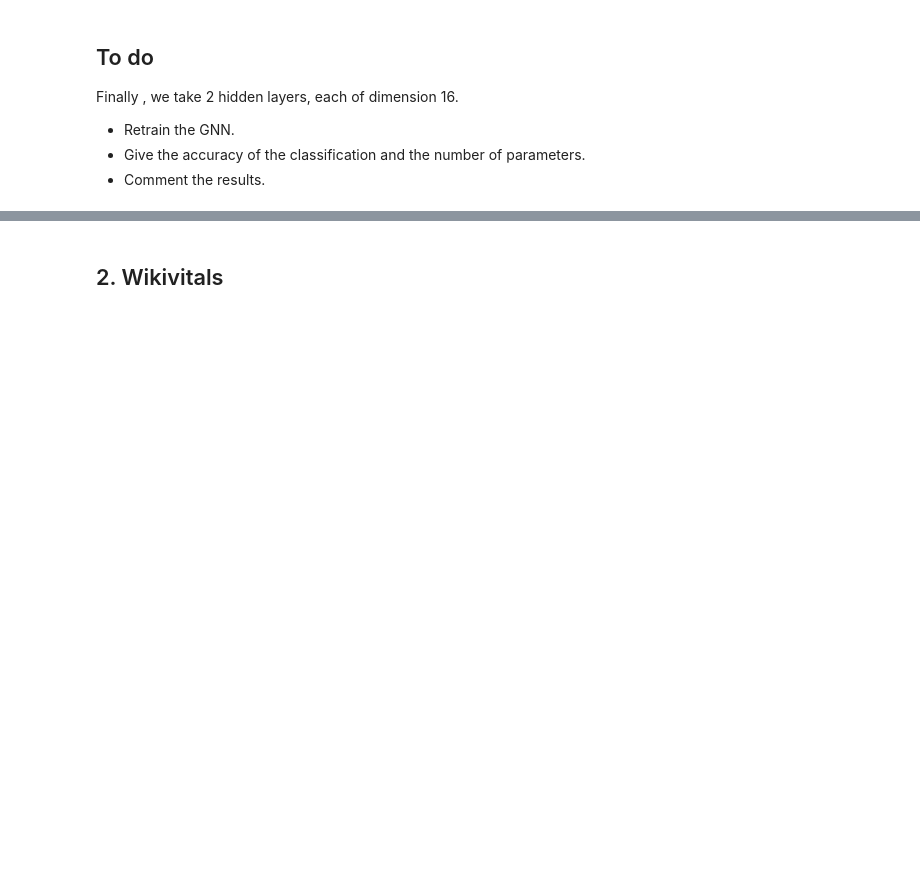
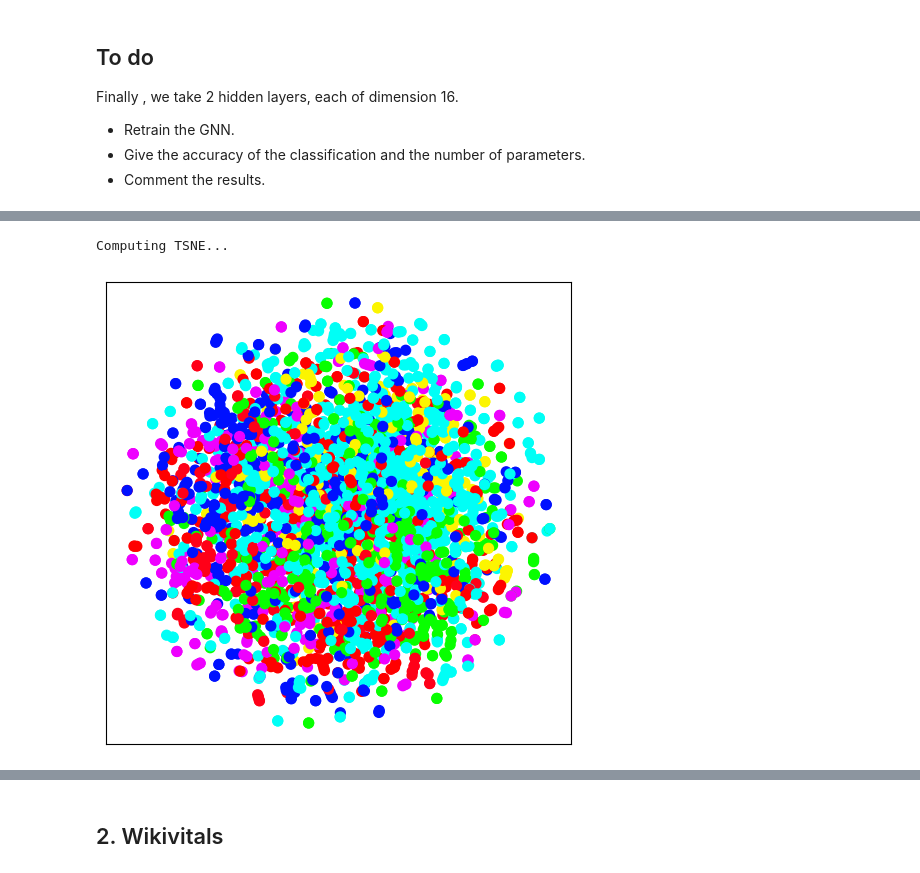
Before and after one commit to rafaela-pinheiro/SD212-Graph-Learning, a Jupyter notebook: 7 GNN/7-gnn.ipynb, the cells around one changed output, grey strips where cells are left out. Cells and saved outputs as stored; diff of their text form; code cells hidden in the pictures; blank space fills up the shorter version.

```diff
--- a/7 GNN/7-gnn.ipynb
+++ b/7 GNN/7-gnn.ipynb
@@ -111,0 +209,3 @@ We now consider a hidden layer of dimension 32.
+# %%
+# training
+gnn_32.fit(adjacency, features, labels)
@@ -117,3 +250,7 @@ Finally , we take 2 hidden layers, each of dimension 16.
 * Retrain the GNN.
 * Give the accuracy of the classification and the number of parameters.
 * Comment the results.
+# %%
+# 2 hidden layers of dim 16
+gnn_2 = GNNClassifier(dims=[hidden_dim, hidden_dim, n_labels], verbose=True)
+gnn_2
@@ -119,0 +263,7 @@ Finally , we take 2 hidden layers, each of dimension 16.
+# %%
+output_2 = gnn_2.forward(adjacency, features)
+embedding_2 = gnn_2.layers[0].embedding
+visualize_embedding(embedding_2, labels_true)
+# %% [output]
+Computing TSNE...
+[figure, added]
```
Also changed, not shown: parts of 19 cells of this notebook.
